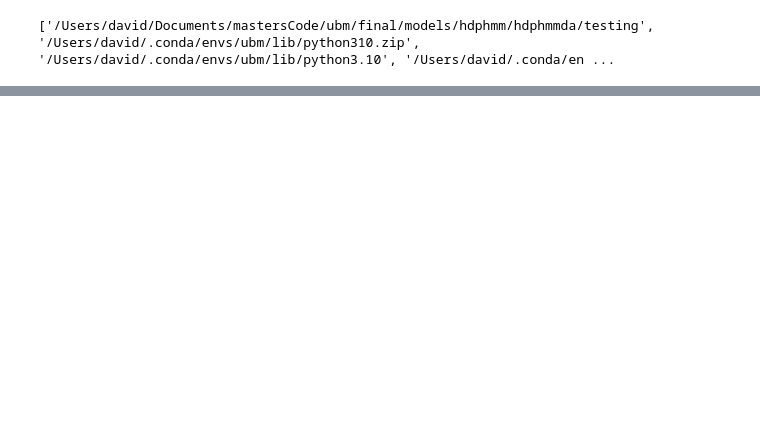
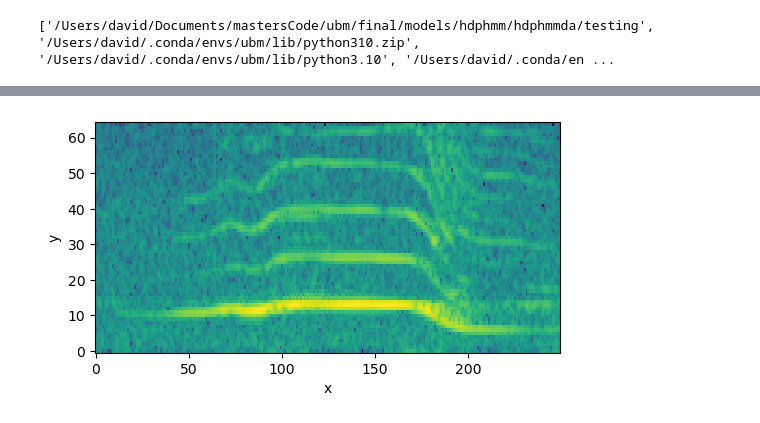
Before and after one commit to Davidjames9610/ubm, a Jupyter notebook: final/models/hdphmm/hdphmmda/testing/whale_data_da_test.ipynb, the cells around one changed output, grey strips where cells are left out. Cells and saved outputs as stored; diff of their text form; code cells hidden in the pictures; blank space fills up the shorter version.

```diff
--- a/final/models/hdphmm/hdphmmda/testing/whale_data_da_test.ipynb
+++ b/final/models/hdphmm/hdphmmda/testing/whale_data_da_test.ipynb
@@ -47,3 +44,10 @@ smaller_features = train_features_humpback[0]
+# %%
+train_features_humpback_concat = np.concatenate(train_features_humpback)
+smaller_features = train_features_humpback_concat[:250,:]
+np.min(smaller_features)
+vis_helper(smaller_features)
+# %% [output]
+[figure, added]
 # %%
 import final.models.hdphmm.hdphmmda.hdp_hmm_da as hdp_hmm_da
 reload(hdp_hmm_da)
```
Also changed, not shown: parts of 13 cells of this notebook, 4 other files.
